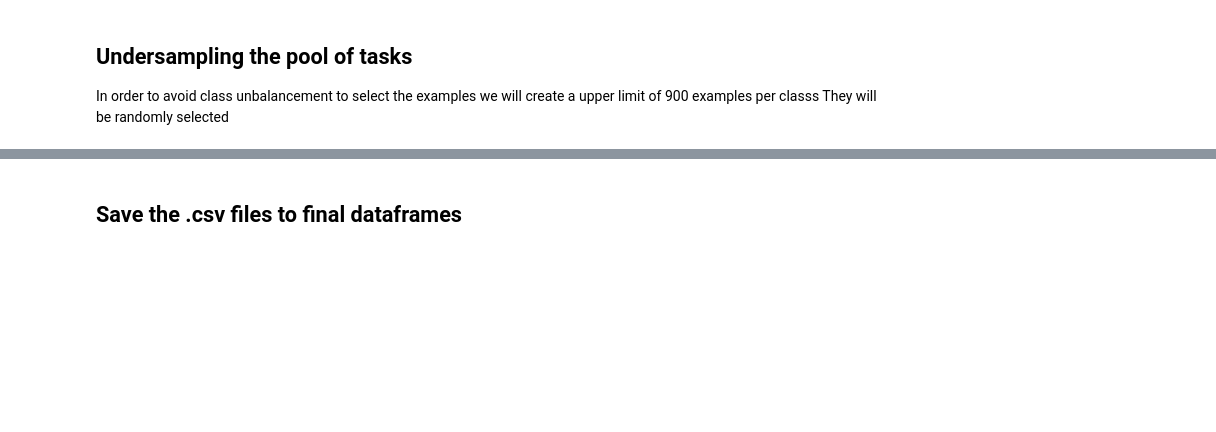
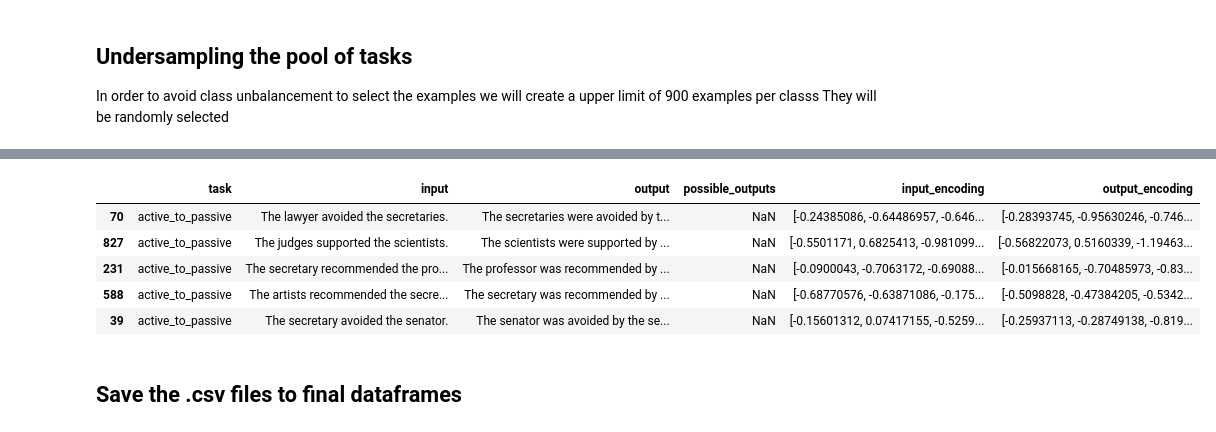
Before and after one commit to CaioRhoden/datamodels-context-reduction, a Jupyter notebook: experiments/impact-context-reduction/prepare_dataset.ipynb, the cells around one changed output, grey strips where cells are left out. Saved outputs shown, nothing was run; the diff lists cells and outputs as text; code cells hidden in the pictures; blank space fills up the shorter version.

```diff
--- a/experiments/impact-context-reduction/prepare_dataset.ipynb
+++ b/experiments/impact-context-reduction/prepare_dataset.ipynb
@@ -128,3 +174,12 @@ fig.show()
+# %%
+sampled_df.head()
+# %% [output]
+|  | task | input | output | possible_outputs | input_encoding | output_encoding |
+| 70 | active_to_passive | The lawyer avoided the secretaries. | The secretaries were avoided by t... | NaN | [-0.24385086, -0.64486957, -0.646... | [-0.28393745, -0.95630246, -0.746... |
+| 827 | active_to_passive | The judges supported the scientists. | The scientists were supported by ... | NaN | [-0.5501171, 0.6825413, -0.981099... | [-0.56822073, 0.5160339, -1.19463... |
+| 231 | active_to_passive | The secretary recommended the pro... | The professor was recommended by ... | NaN | [-0.0900043, -0.7063172, -0.69088... | [-0.015668165, -0.70485973, -0.83... |
+| 588 | active_to_passive | The artists recommended the secre... | The secretary was recommended by ... | NaN | [-0.68770576, -0.63871086, -0.175... | [-0.5098828, -0.47384205, -0.5342... |
+| 39 | active_to_passive | The secretary avoided the senator. | The senator was avoided by the se... | NaN | [-0.15601312, 0.07417155, -0.5259... | [-0.25937113, -0.28749138, -0.819... |
 # %% [markdown]
 ## Save the .csv files to final dataframes
 # %%
```
Also changed, not shown: parts of 10 cells of this notebook, 5 other files.
